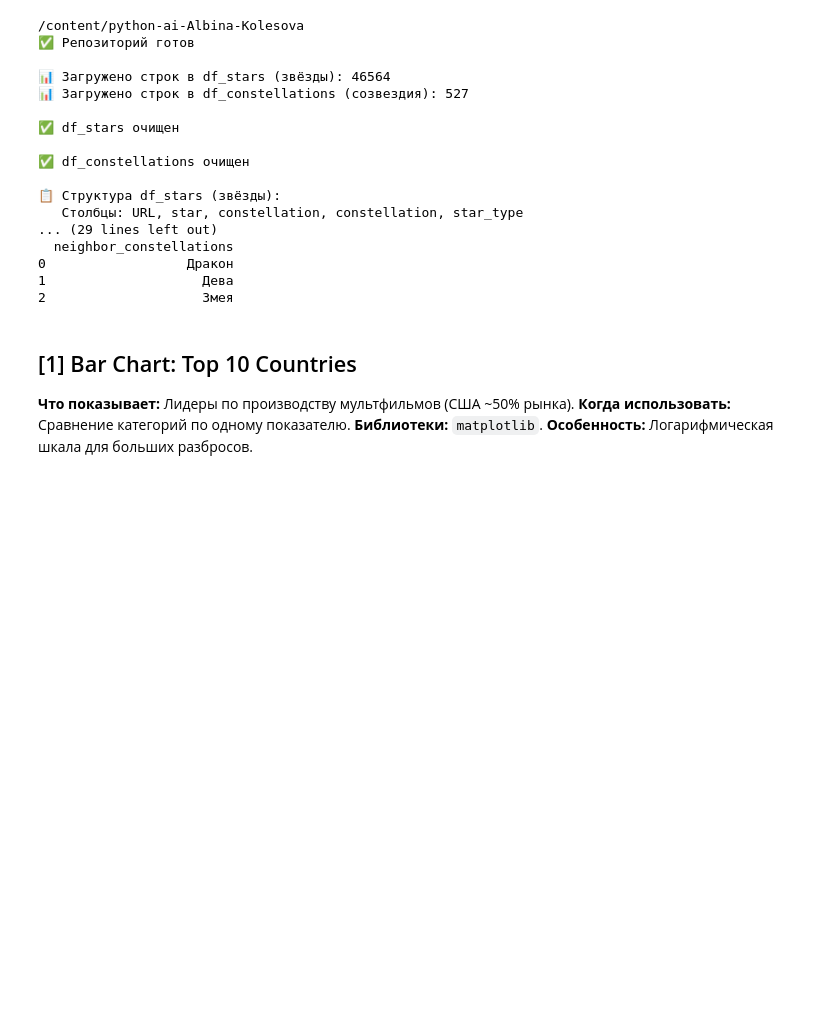
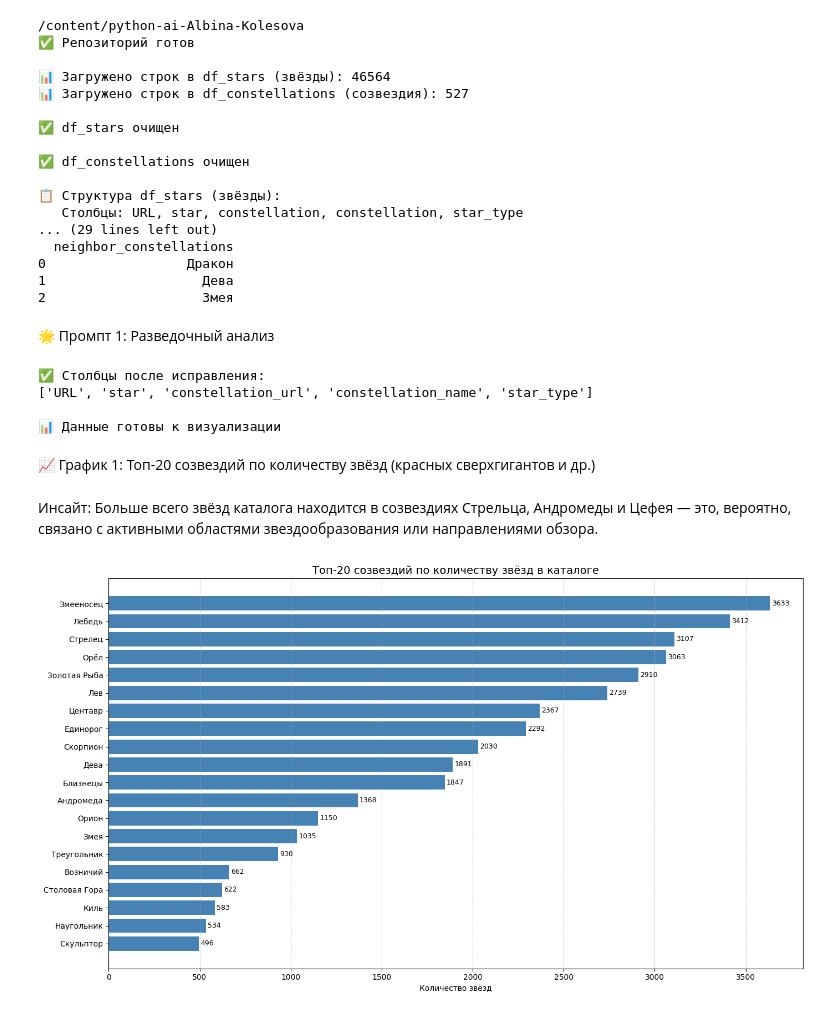
Before and after one commit to kolessovva/python-ai-Albina-Kolesova, a Jupyter notebook: notebooks/week3_visualization.ipynb, the cells around one changed output. Drawn from its saved outputs; the diff is of its cells as text; code cells hidden in the pictures; blank space fills up the shorter version.

```diff
--- a/notebooks/week3_visualization.ipynb
+++ b/notebooks/week3_visualization.ipynb
@@ -123,7 +123,70 @@ print(f"🔍 Первые 3 строки df_constellations:\n{df_constellations.
 # %%
 from google.colab import drive
 drive.mount('/content/drive')
-# %% [markdown]
-## [1] Bar Chart: Top 10 Countries
-
-**Что показывает:** Лидеры по производству мультфильмов (США ~50% рынка). **Когда использовать:** Сравнение категорий по одному показателю. **Библиотеки:** `matplotlib`. **Особенность:** Логарифмическая шкала для больших разбросов.
+# %% [markdown]
+🌟 Промпт 1: Разведочный анализ
+# %%
+# Исправление дублирующихся столбцов и подготовка данных для визуализации
+
+# 1. Устраняем дубликат столбца 'constellation' в df_stars
+#    (первый — URL созвездия, второй — название)
+dup_cols = df_stars.columns[df_stars.columns.duplicated()].tolist()
+if dup_cols:
+    for col in dup_cols:
+        indices = [i for i, name in enumerate(df_stars.columns) if name == col]
+        new_names = list(df_stars.columns)
+        # переименовываем все, начиная со второго вхождения
+        for idx in indices[1:]:
+            new_names[idx] = col + '_name'
+        df_stars.columns = new_names
+
+# Теперь у нас столбцы: URL, star, constellation (URL), constellation_name, star_type
+# Переименуем URL созвездия для ясности
+df_stars = df_stars.rename(columns={'constellation': 'constellation_url'})
+
+print("✅ Столбцы после исправления:")
+print(df_stars.columns.tolist())
+print()
+
+# 2. Для удобства создадим столбец с количеством звёзд в каждом созвездии
+stars_per_const = df_stars['constellation_name'].value_counts().reset_index()
+stars_per_const.columns = ['constellation', 'star_count']
+
+# 3. Обогатим df_constellations количеством звёзд и соседей
+#    Сначала посчитаем количество соседей (разделим строку с запятыми)
+df_constellations['neighbor_count'] = df_constellations['neighbor_constellations'].str.split(',').str.len()
+
+#    Теперь объединим с количеством звёзд
+df_merged = df_constellations.merge(stars_per_const, left_on='constellation', right_on='constellation', how='left')
+df_merged['star_count'] = df_merged['star_count'].fillna(0).astype(int)
+
+print("📊 Данные готовы к визуализации")
+# %% [output]
+✅ Столбцы после исправления:
+['URL', 'star', 'constellation_url', 'constellation_name', 'star_type']
+
+📊 Данные готовы к визуализации
+# %% [markdown]
+📈 График 1: Топ-20 созвездий по количеству звёзд (красных сверхгигантов и др.)
+# %% [markdown]
+Инсайт: Больше всего звёзд каталога находится в созвездиях Стрельца, Андромеды и Цефея — это, вероятно, связано с активными областями звездообразования или направлениями обзора.
+# %%
+top20 = stars_per_const.head(20)
+
+plt.figure(figsize=(14, 8))
+bars = plt.barh(top20['constellation'], top20['star_count'], color='steelblue')
+plt.xlabel('Количество звёзд')
+plt.title('Топ-20 созвездий по количеству звёзд в каталоге', fontsize=14)
+plt.gca().invert_yaxis()  # чтобы самое большое было сверху
+plt.grid(axis='x', linestyle='--', alpha=0.7)
+
+# Добавим подписи значений
+for bar in bars:
+    width = bar.get_width()
+    plt.text(width + 10, bar.get_y() + bar.get_height()/2, f'{int(width)}',
+             va='center', fontsize=9)
+
+plt.tight_layout()
+plt.show()
+# %% [output]
+[figure, added]
```
Also changed, not shown: parts of 31 cells of this notebook.
